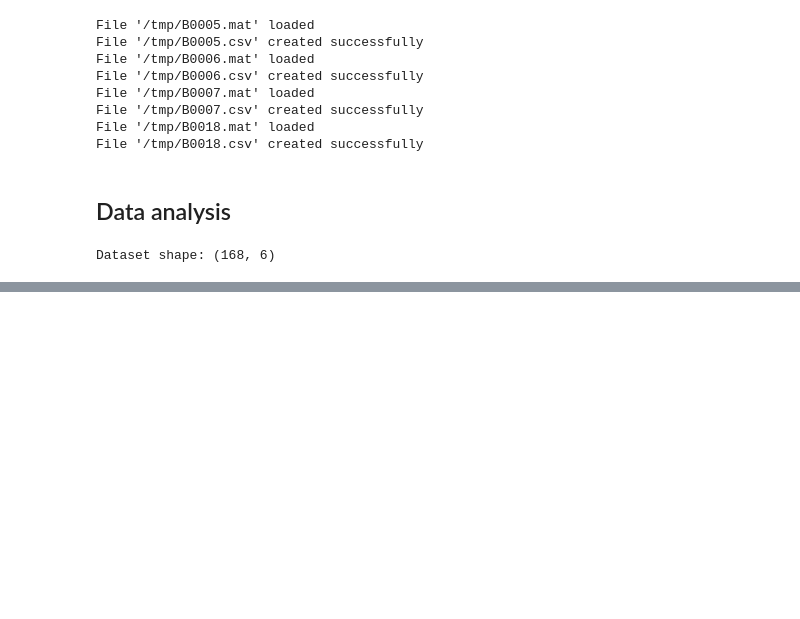
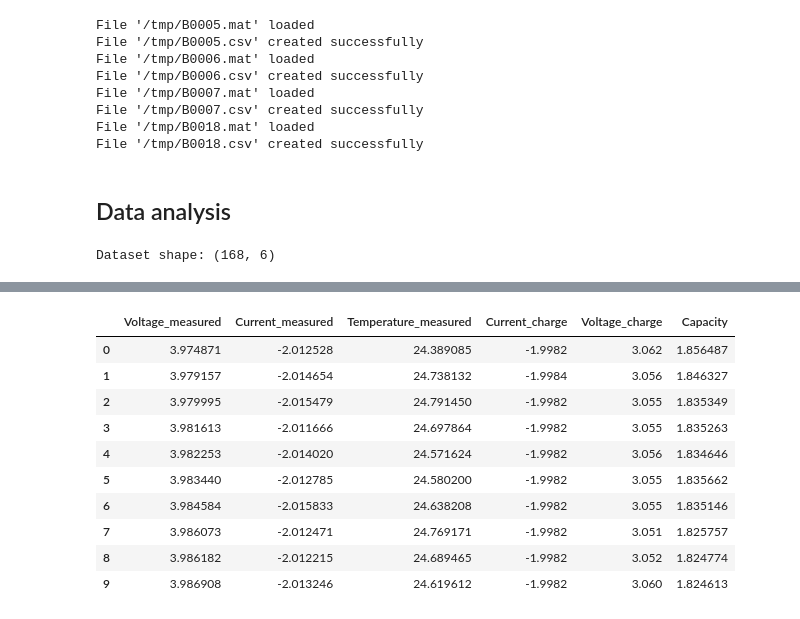
Before and after one commit to ensc-fc/saft2020, a Jupyter notebook: battery_prognosis/ames_battery_prognosis.ipynb, the cells around one changed output, grey strips where cells are left out. Saved outputs shown, nothing was run; the diff lists cells and outputs as text; code cells hidden in the pictures; blank space fills up the shorter version.

```diff
--- a/battery_prognosis/ames_battery_prognosis.ipynb
+++ b/battery_prognosis/ames_battery_prognosis.ipynb
@@ -303,0 +334,14 @@ Dataset shape: (168, 6)
+# %%
+df_battery.head(n=10)
+# %% [output]
+|  | Voltage_measured | Current_measured | Temperature_measured | Current_charge | Voltage_charge | Capacity |
+| 0 | 3.974871 | -2.012528 | 24.389085 | -1.9982 | 3.062 | 1.856487 |
+| 1 | 3.979157 | -2.014654 | 24.738132 | -1.9984 | 3.056 | 1.846327 |
+| 2 | 3.979995 | -2.015479 | 24.791450 | -1.9982 | 3.055 | 1.835349 |
+| 3 | 3.981613 | -2.011666 | 24.697864 | -1.9982 | 3.055 | 1.835263 |
+| 4 | 3.982253 | -2.014020 | 24.571624 | -1.9982 | 3.056 | 1.834646 |
+| 5 | 3.983440 | -2.012785 | 24.580200 | -1.9982 | 3.055 | 1.835662 |
+| 6 | 3.984584 | -2.015833 | 24.638208 | -1.9982 | 3.055 | 1.835146 |
+| 7 | 3.986073 | -2.012471 | 24.769171 | -1.9982 | 3.051 | 1.825757 |
+| 8 | 3.986182 | -2.012215 | 24.689465 | -1.9982 | 3.052 | 1.824774 |
+| 9 | 3.986908 | -2.013246 | 24.619612 | -1.9982 | 3.060 | 1.824613 |
```
Also changed, not shown: parts of 32 cells of this notebook.
